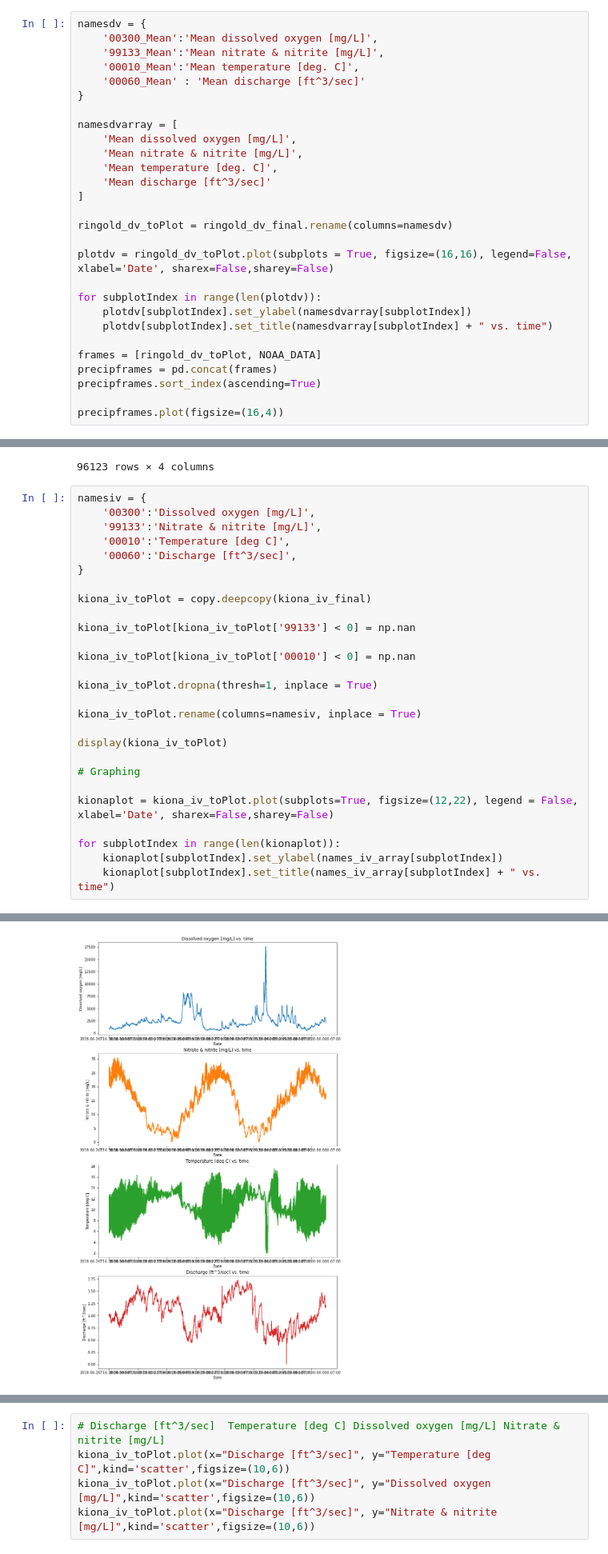
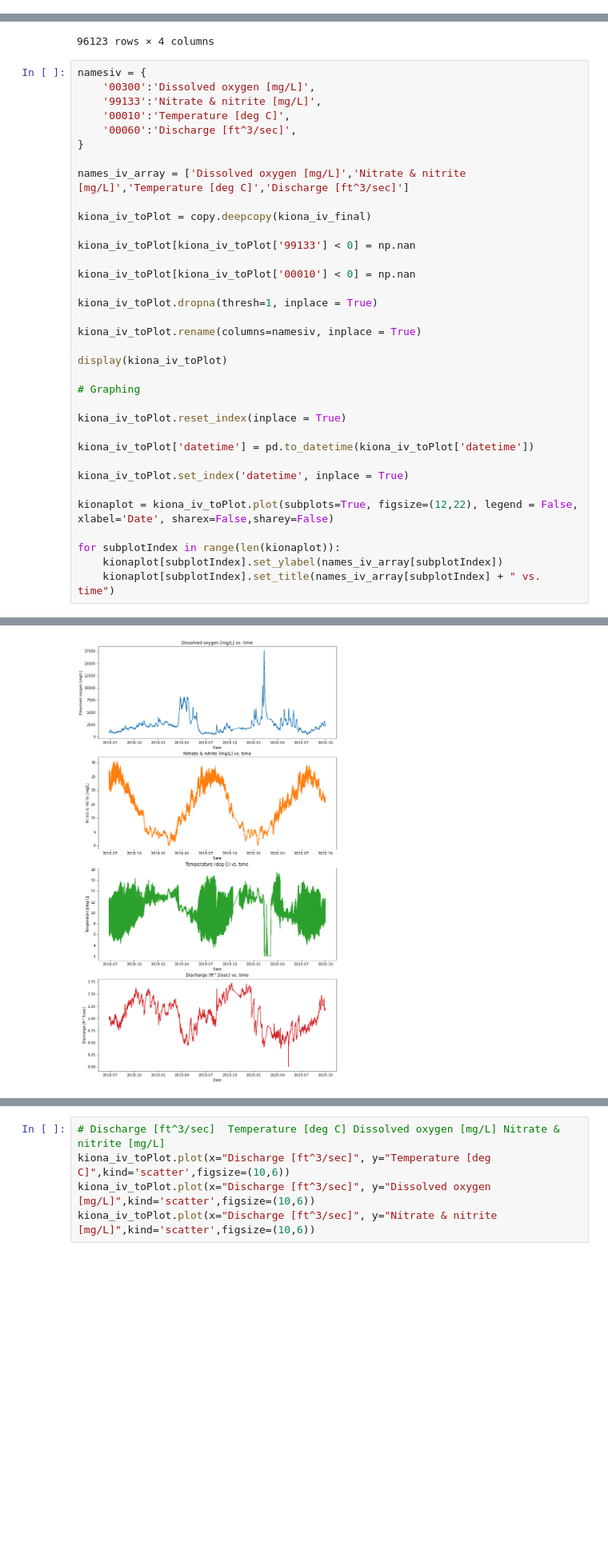
Before and after one commit to isosafrasaurus/pnnl_watersheds, a Jupyter notebook: nwis_data_analysis.ipynb, the cells around one changed output, grey strips where cells are left out. Shown: that part at 80% size. Saved outputs shown, nothing was run; the diff lists cells and outputs as text; blank space fills up the shorter version.

Commit message:
7/28
tossed DV values and fixed time axis

```diff
--- a/nwis_data_analysis.ipynb
+++ b/nwis_data_analysis.ipynb
@@ -139,28 +118,0 @@ Text(0, 0.5, 'Precipitation, in.')
-# %%
-namesdv = {
-    '00300_Mean':'Mean dissolved oxygen [mg/L]',
-    '99133_Mean':'Mean nitrate & nitrite [mg/L]',
-    '00010_Mean':'Mean temperature [deg. C]',
-    '00060_Mean' : 'Mean discharge [ft^3/sec]'
-}
-
-namesdvarray = [
-    'Mean dissolved oxygen [mg/L]',
-    'Mean nitrate & nitrite [mg/L]',
-    'Mean temperature [deg. C]',
-    'Mean discharge [ft^3/sec]'
-]
-
-ringold_dv_toPlot = ringold_dv_final.rename(columns=namesdv)
-
-plotdv = ringold_dv_toPlot.plot(subplots = True, figsize=(16,16), legend=False, xlabel='Date', sharex=False,sharey=False)
-
-for subplotIndex in range(len(plotdv)):
-    plotdv[subplotIndex].set_ylabel(namesdvarray[subplotIndex])
-    plotdv[subplotIndex].set_title(namesdvarray[subplotIndex] + " vs. time")
-
-frames = [ringold_dv_toPlot, NOAA_DATA]
-precipframes = pd.concat(frames)
-precipframes.sort_index(ascending=True)
-
-precipframes.plot(figsize=(16,4))
@@ -221,6 +148,8 @@ namesiv = {
     '00010':'Temperature [deg C]',
     '00060':'Discharge [ft^3/sec]',
 }
+
+names_iv_array = ['Dissolved oxygen [mg/L]','Nitrate & nitrite [mg/L]','Temperature [deg C]','Discharge [ft^3/sec]']
 
 kiona_iv_toPlot = copy.deepcopy(kiona_iv_final)
 
@@ -229,31 +158,37 @@ kiona_iv_toPlot[kiona_iv_toPlot['99133'] < 0] = np.nan
 kiona_iv_toPlot[kiona_iv_toPlot['00010'] < 0] = np.nan
 
 kiona_iv_toPlot.dropna(thresh=1, inplace = True)
 
 kiona_iv_toPlot.rename(columns=namesiv, inplace = True)
 
 display(kiona_iv_toPlot)
 
 # Graphing
 
+kiona_iv_toPlot.reset_index(inplace = True)
+
+kiona_iv_toPlot['datetime'] = pd.to_datetime(kiona_iv_toPlot['datetime'])
+
+kiona_iv_toPlot.set_index('datetime', inplace = True)
+
 kionaplot = kiona_iv_toPlot.plot(subplots=True, figsize=(12,22), legend = False, xlabel='Date', sharex=False,sharey=False)
 
 for subplotIndex in range(len(kionaplot)):
     kionaplot[subplotIndex].set_ylabel(names_iv_array[subplotIndex])
     kionaplot[subplotIndex].set_title(names_iv_array[subplotIndex] + " vs. time")
 # %% [output]
 |  | Discharge [ft^3/sec] | Temperature [deg C] | Dissolved oxygen [mg/L] | Nitrate & nitrite [mg/L] |
 | datetime |  |  |  |  |
 | 2018-06-26T16:30:00.000-07:00 | 923.0 | 26.2 | 12.4 | 0.99 |
 | 2018-06-26T16:45:00.000-07:00 | 923.0 | 26.2 | 12.4 | 1.00 |
 | 2018-06-26T17:00:00.000-07:00 | 922.0 | 26.2 | 12.3 | 0.99 |
 | 2018-06-26T17:15:00.000-07:00 | 912.0 | 26.2 | 12.2 | 0.99 |
 | 2018-06-26T17:30:00.000-07:00 | 912.0 | 26.1 | 12.2 | 0.99 |
 | ... | ... | ... | ... | ... |
 | 2020-09-30T23:45:00.000-07:00 | 2130.0 | 16.9 | 9.2 | 1.20 |
 | 2020-10-01T00:00:00.000-07:00 | 2130.0 | 16.8 | 9.2 | 1.20 |
 | 2020-10-01T00:15:00.000-07:00 | 2130.0 | 16.8 | 9.1 | 1.19 |
 | 2020-10-01T00:30:00.000-07:00 | 2130.0 | 16.8 | 9.1 | 1.20 |
 | 2020-10-01T00:45:00.000-07:00 | 2130.0 | 16.7 | 9.0 | 1.20 |
 74928 rows × 4 columns
-[figure, old version]
+[figure, new version]
```
Also changed, not shown: parts of 6 cells of this notebook.
